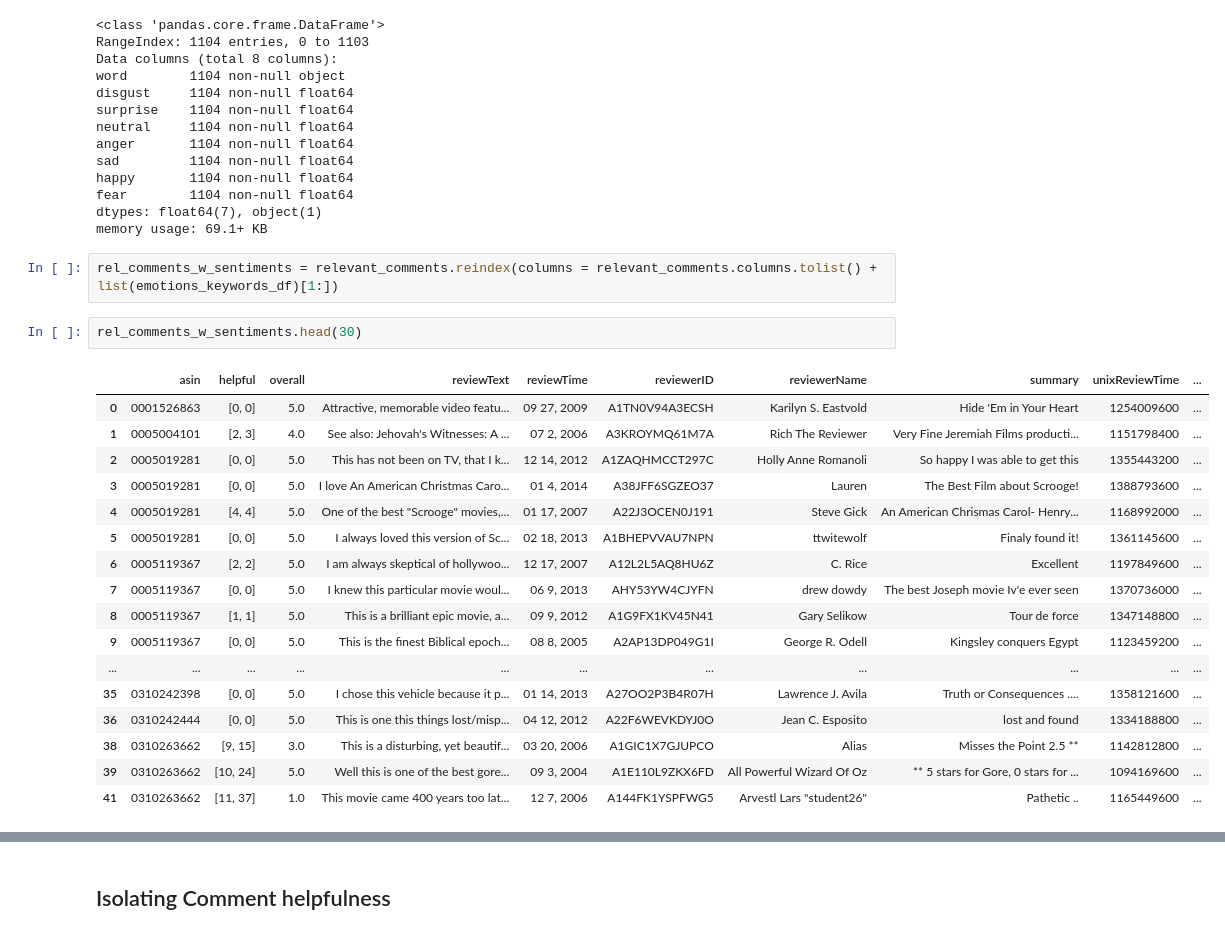
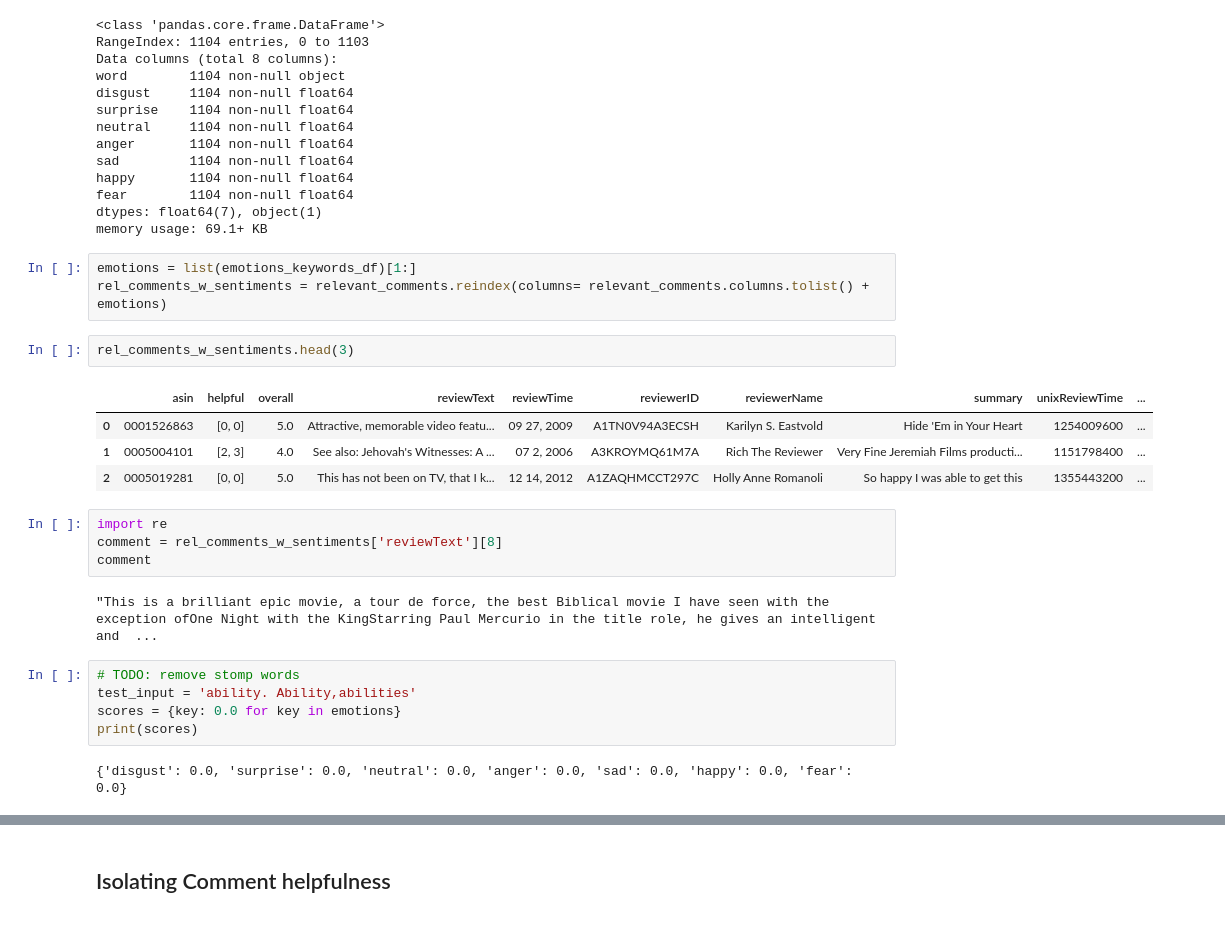
Before and after one commit to j-gd/movie_mood, a Jupyter notebook: notebooks/Data cleanup.ipynb, the cells around one changed output, grey strips where cells are left out. Cells and saved outputs as stored; diff of their text form.

Commit message:
Add emotions to one record

```diff
--- a/notebooks/Data cleanup.ipynb
+++ b/notebooks/Data cleanup.ipynb
@@ -156,24 +156,25 @@ fear        1104 non-null float64
 dtypes: float64(7), object(1)
 memory usage: 69.1+ KB
 # %%
-rel_comments_w_sentiments = relevant_comments.reindex(columns = relevant_comments.columns.tolist() + list(emotions_keywords_df)[1:])
+emotions = list(emotions_keywords_df)[1:]
+rel_comments_w_sentiments = relevant_comments.reindex(columns= relevant_comments.columns.tolist() + emotions)
 # %%
-rel_comments_w_sentiments.head(30)
+rel_comments_w_sentiments.head(3)
 # %% [output]
 |  | asin | helpful | overall | reviewText | reviewTime | reviewerID | reviewerName | summary | unixReviewTime | ... |
 | 0 | 0001526863 | [0, 0] | 5.0 | Attractive, memorable video featu... | 09 27, 2009 | A1TN0V94A3ECSH | Karilyn S. Eastvold | Hide 'Em in Your Heart | 1254009600 | ... |
 | 1 | 0005004101 | [2, 3] | 4.0 | See also: Jehovah's Witnesses: A ... | 07 2, 2006 | A3KROYMQ61M7A | Rich The Reviewer | Very Fine Jeremiah Films producti... | 1151798400 | ... |
 | 2 | 0005019281 | [0, 0] | 5.0 | This has not been on TV, that I k... | 12 14, 2012 | A1ZAQHMCCT297C | Holly Anne Romanoli | So happy I was able to get this | 1355443200 | ... |
-| 3 | 0005019281 | [0, 0] | 5.0 | I love An American Christmas Caro... | 01 4, 2014 | A38JFF6SGZEO37 | Lauren | The Best Film about Scrooge! | 1388793600 | ... |
-| 4 | 0005019281 | [4, 4] | 5.0 | One of the best "Scrooge" movies,... | 01 17, 2007 | A22J3OCEN0J191 | Steve Gick | An American Chrismas Carol- Henry... | 1168992000 | ... |
-| 5 | 0005019281 | [0, 0] | 5.0 | I always loved this version of Sc... | 02 18, 2013 | A1BHEPVVAU7NPN | ttwitewolf | Finaly found it! | 1361145600 | ... |
-| 6 | 0005119367 | [2, 2] | 5.0 | I am always skeptical of hollywoo... | 12 17, 2007 | A12L2L5AQ8HU6Z | C. Rice | Excellent | 1197849600 | ... |
-| 7 | 0005119367 | [0, 0] | 5.0 | I knew this particular movie woul... | 06 9, 2013 | AHY53YW4CJYFN | drew dowdy | The best Joseph movie Iv'e ever seen | 1370736000 | ... |
-| 8 | 0005119367 | [1, 1] | 5.0 | This is a brilliant epic movie, a... | 09 9, 2012 | A1G9FX1KV45N41 | Gary Selikow | Tour de force | 1347148800 | ... |
-| 9 | 0005119367 | [0, 0] | 5.0 | This is the finest Biblical epoch... | 08 8, 2005 | A2AP13DP049G1I | George R. Odell | Kingsley conquers Egypt | 1123459200 | ... |
-| ... | ... | ... | ... | ... | ... | ... | ... | ... | ... | ... |
-| 35 | 0310242398 | [0, 0] | 5.0 | I chose this vehicle because it p... | 01 14, 2013 | A27OO2P3B4R07H | Lawrence J. Avila | Truth or Consequences .... | 1358121600 | ... |
-| 36 | 0310242444 | [0, 0] | 5.0 | This is one this things lost/misp... | 04 12, 2012 | A22F6WEVKDYJ0O | Jean C. Esposito | lost and found | 1334188800 | ... |
-| 38 | 0310263662 | [9, 15] | 3.0 | This is a disturbing, yet beautif... | 03 20, 2006 | A1GIC1X7GJUPCO | Alias | Misses the Point 2.5 ** | 1142812800 | ... |
-| 39 | 0310263662 | [10, 24] | 5.0 | Well this is one of the best gore... | 09 3, 2004 | A1E110L9ZKX6FD | All Powerful Wizard Of Oz | ** 5 stars for Gore, 0 stars for ... | 1094169600 | ... |
-| 41 | 0310263662 | [11, 37] | 1.0 | This movie came 400 years too lat... | 12 7, 2006 | A144FK1YSPFWG5 | Arvestl Lars "student26" | Pathetic .. | 1165449600 | ... |
+# %%
+import re
+comment = rel_comments_w_sentiments['reviewText'][8]
+comment
+# %% [output]
+"This is a brilliant epic movie, a tour de force, the best Biblical movie I have seen with the exception ofOne Night with the KingStarring Paul Mercurio in the title role, he gives an intelligent and  ...
+# %%
+# TODO: remove stomp words
+test_input = 'ability. Ability,abilities'
+scores = {key: 0.0 for key in emotions}
+print(scores)
+# %% [output]
+{'disgust': 0.0, 'surprise': 0.0, 'neutral': 0.0, 'anger': 0.0, 'sad': 0.0, 'happy': 0.0, 'fear': 0.0}
```
Also changed, not shown: parts of 4 cells of this notebook, 2 other files.
